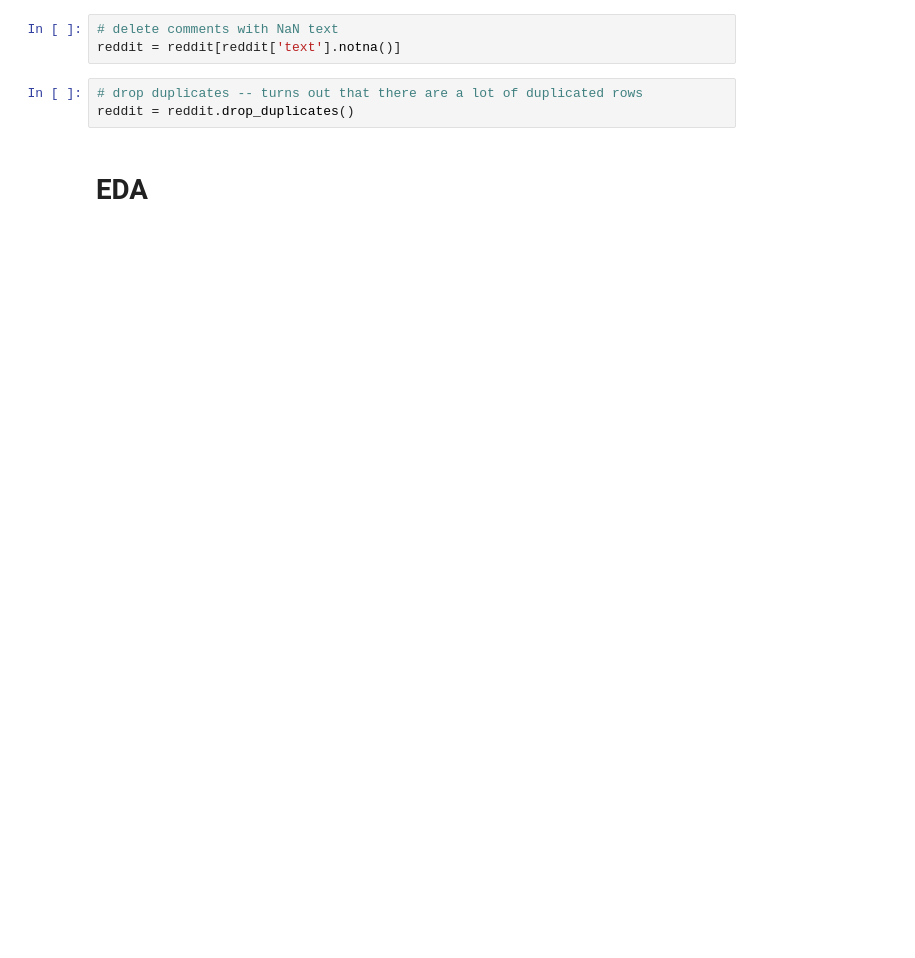
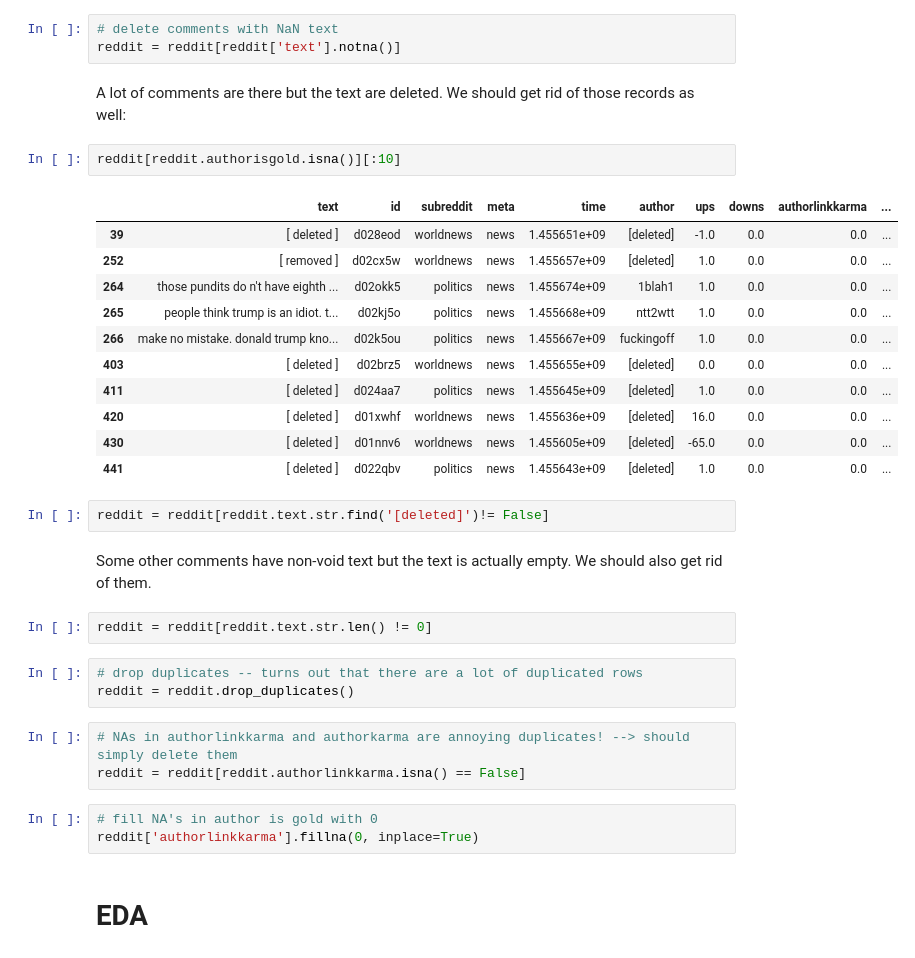
Before and after one commit to Prakhar-USF/ml-reddit, a Jupyter notebook: final_project_hai.ipynb, the cells around one changed output. Drawn from its saved outputs; the diff is of its cells as text; blank space fills up the shorter version.

```diff
--- a/final_project_hai.ipynb
+++ b/final_project_hai.ipynb
@@ -19,8 +41,36 @@ reddit = pd.read_csv('comments.csv', names= headers, date_parser=['time'])  # he
 # %%
 # delete comments with NaN text
 reddit = reddit[reddit['text'].notna()]
+# %% [markdown]
+A lot of comments are there but the text are deleted. We should get rid of those records as well:
+# %%
+reddit[reddit.authorisgold.isna()][:10]
+# %% [output]
+|  | text | id | subreddit | meta | time | author | ups | downs | authorlinkkarma | ... |
+| 39 | [ deleted ] | d028eod | worldnews | news | 1.455651e+09 | [deleted] | -1.0 | 0.0 | 0.0 | ... |
+| 252 | [ removed ] | d02cx5w | worldnews | news | 1.455657e+09 | [deleted] | 1.0 | 0.0 | 0.0 | ... |
+| 264 | those pundits do n't have eighth ... | d02okk5 | politics | news | 1.455674e+09 | 1blah1 | 1.0 | 0.0 | 0.0 | ... |
+| 265 | people think trump is an idiot. t... | d02kj5o | politics | news | 1.455668e+09 | ntt2wtt | 1.0 | 0.0 | 0.0 | ... |
+| 266 | make no mistake. donald trump kno... | d02k5ou | politics | news | 1.455667e+09 | fuckingoff | 1.0 | 0.0 | 0.0 | ... |
+| 403 | [ deleted ] | d02brz5 | worldnews | news | 1.455655e+09 | [deleted] | 0.0 | 0.0 | 0.0 | ... |
+| 411 | [ deleted ] | d024aa7 | politics | news | 1.455645e+09 | [deleted] | 1.0 | 0.0 | 0.0 | ... |
+| 420 | [ deleted ] | d01xwhf | worldnews | news | 1.455636e+09 | [deleted] | 16.0 | 0.0 | 0.0 | ... |
+| 430 | [ deleted ] | d01nnv6 | worldnews | news | 1.455605e+09 | [deleted] | -65.0 | 0.0 | 0.0 | ... |
+| 441 | [ deleted ] | d022qbv | politics | news | 1.455643e+09 | [deleted] | 1.0 | 0.0 | 0.0 | ... |
+# %%
+reddit = reddit[reddit.text.str.find('[deleted]')!= False]
+# %% [markdown]
+Some other comments have non-void text but the text is actually empty. We should also get rid of them.
+# %%
+reddit = reddit[reddit.text.str.len() != 0]
 # %%
 # drop duplicates -- turns out that there are a lot of duplicated rows
 reddit = reddit.drop_duplicates()
+# %%
+# NAs in authorlinkkarma and authorkarma are annoying duplicates! --> should simply delete them
+reddit = reddit[reddit.authorlinkkarma.isna() == False]
+# %%
+# fill NA's in author is gold with 0
+reddit['authorlinkkarma'].fillna(0, inplace=True)
 # %% [markdown]
 # EDA
```
Also changed, not shown: parts of 27 cells of this notebook.
